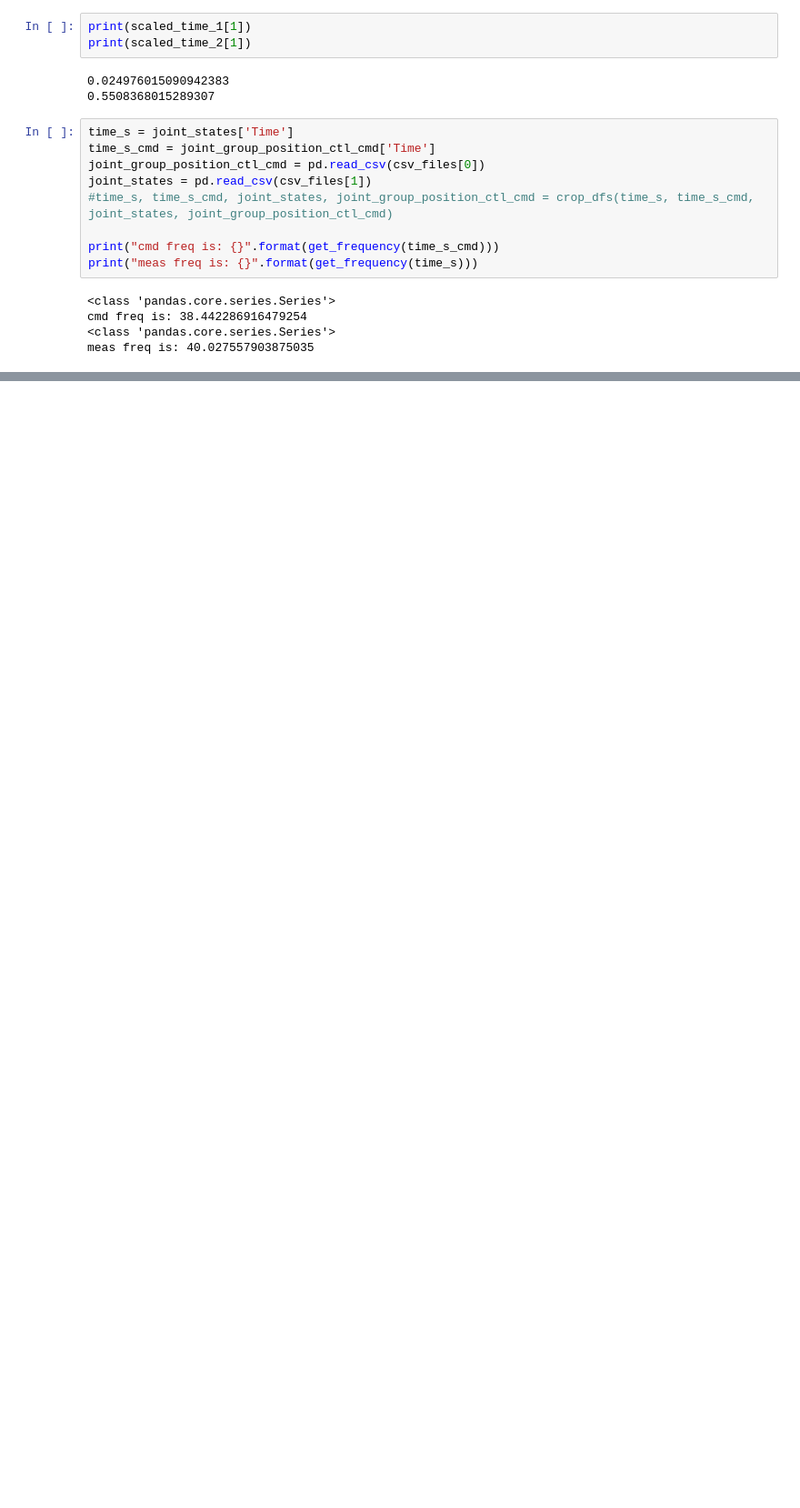
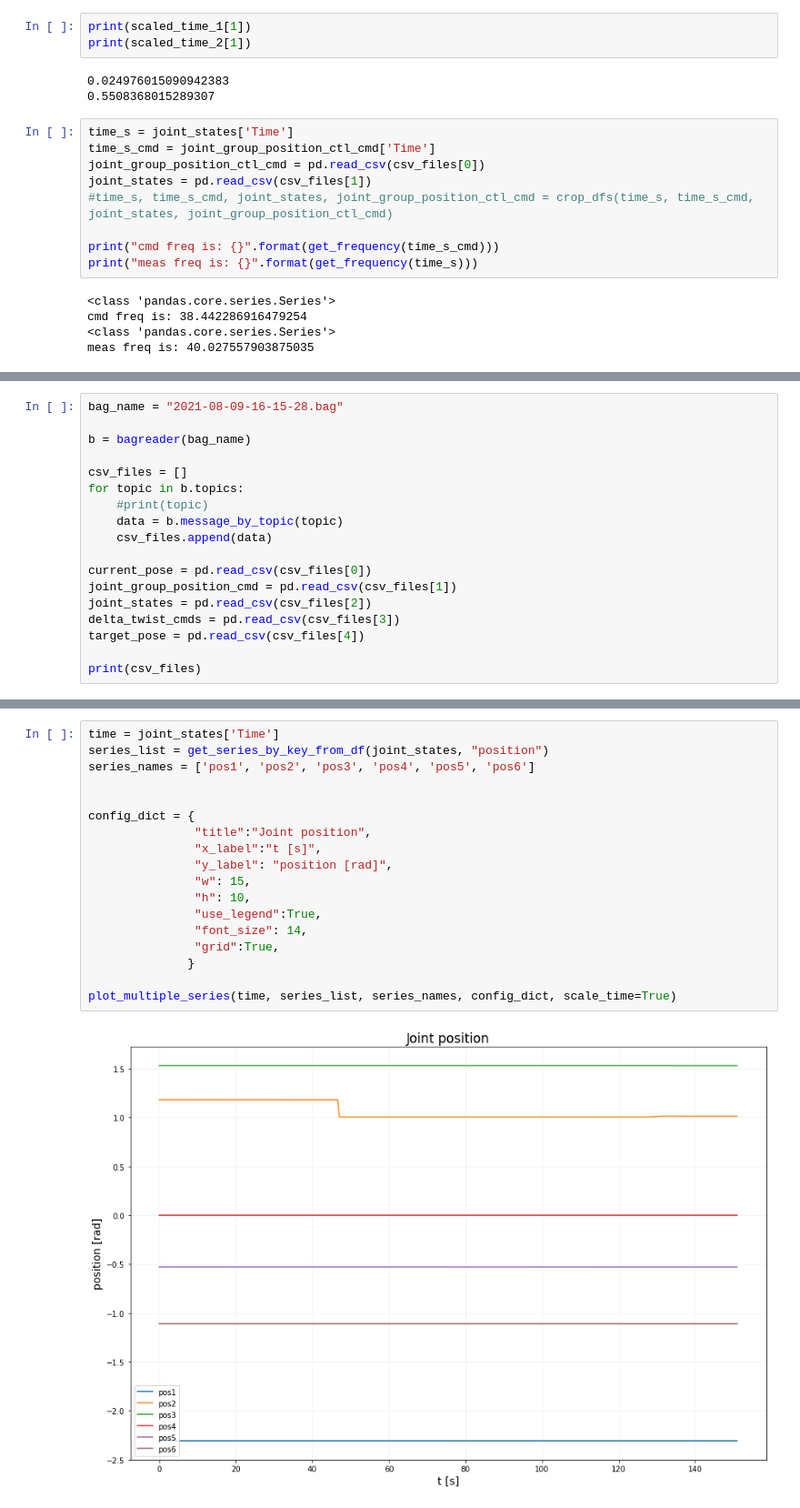
Before and after one commit to fzoric8/ros_utils, a Jupyter notebook: bags/bagging.ipynb, the cells around one changed output, grey strips where cells are left out. Shown at 91% size. Cells and saved outputs as stored; diff of their text form; blank space fills up the shorter version.

```diff
--- a/bags/bagging.ipynb
+++ b/bags/bagging.ipynb
@@ -329,0 +336,18 @@ meas freq is: 40.027557903875035
+# %%
+bag_name = "2021-08-09-16-15-28.bag"
+
+b = bagreader(bag_name)
+
+csv_files = []
+for topic in b.topics:
+    #print(topic)
+    data = b.message_by_topic(topic)
+    csv_files.append(data)
+
+current_pose = pd.read_csv(csv_files[0])
+joint_group_position_cmd = pd.read_csv(csv_files[1])
+joint_states = pd.read_csv(csv_files[2])
+delta_twist_cmds = pd.read_csv(csv_files[3])
+target_pose = pd.read_csv(csv_files[4])
+
+print(csv_files)
@@ -329,0 +412,20 @@ meas freq is: 40.027557903875035
+# %%
+time = joint_states['Time']
+series_list = get_series_by_key_from_df(joint_states, "position")
+series_names = ['pos1', 'pos2', 'pos3', 'pos4', 'pos5', 'pos6']
+
+
+config_dict = {
+               "title":"Joint position",
+               "x_label":"t [s]",
+               "y_label": "position [rad]",
+               "w": 15,
+               "h": 10,
+               "use_legend":True,
+               "font_size": 14,
+               "grid":True,
+              }
+
+plot_multiple_series(time, series_list, series_names, config_dict, scale_time=True)
+# %% [output]
+[figure, added]
```
Also changed, not shown: parts of 21 cells of this notebook, 2 other files.
